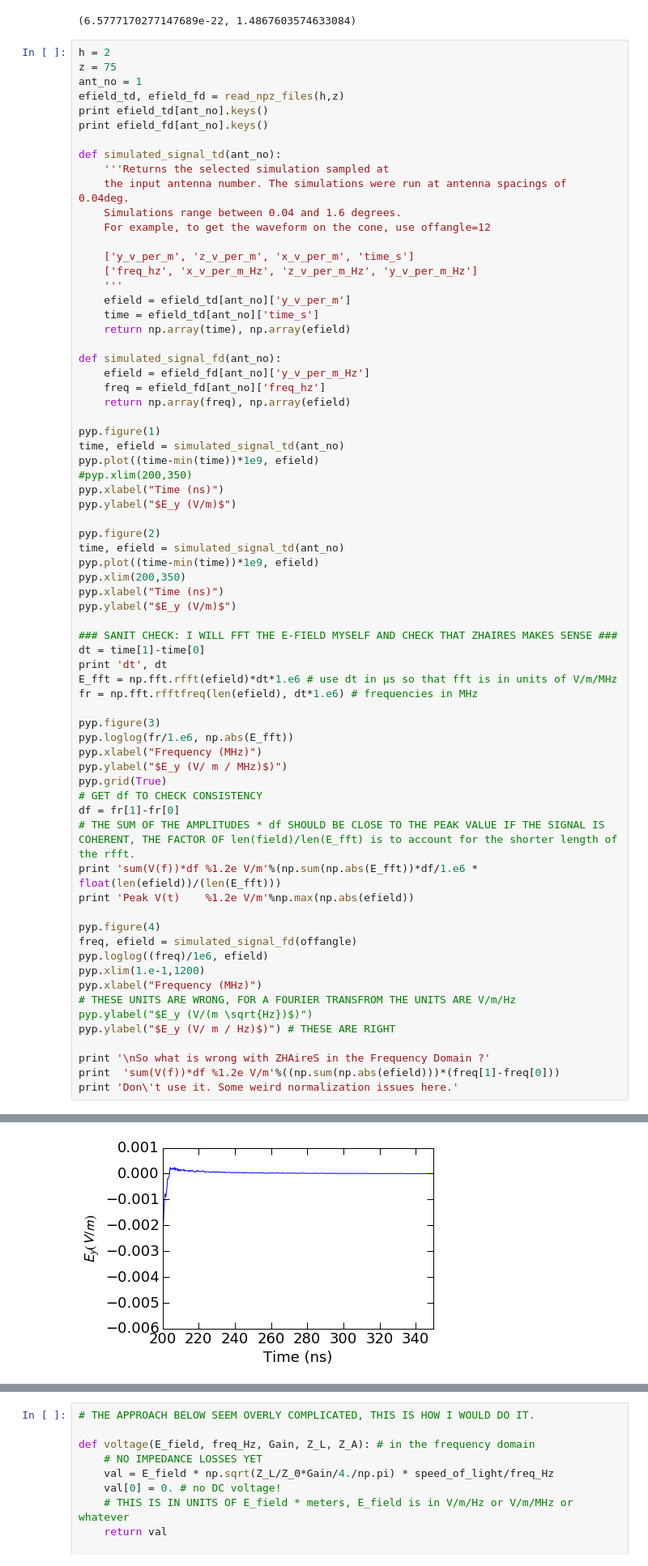
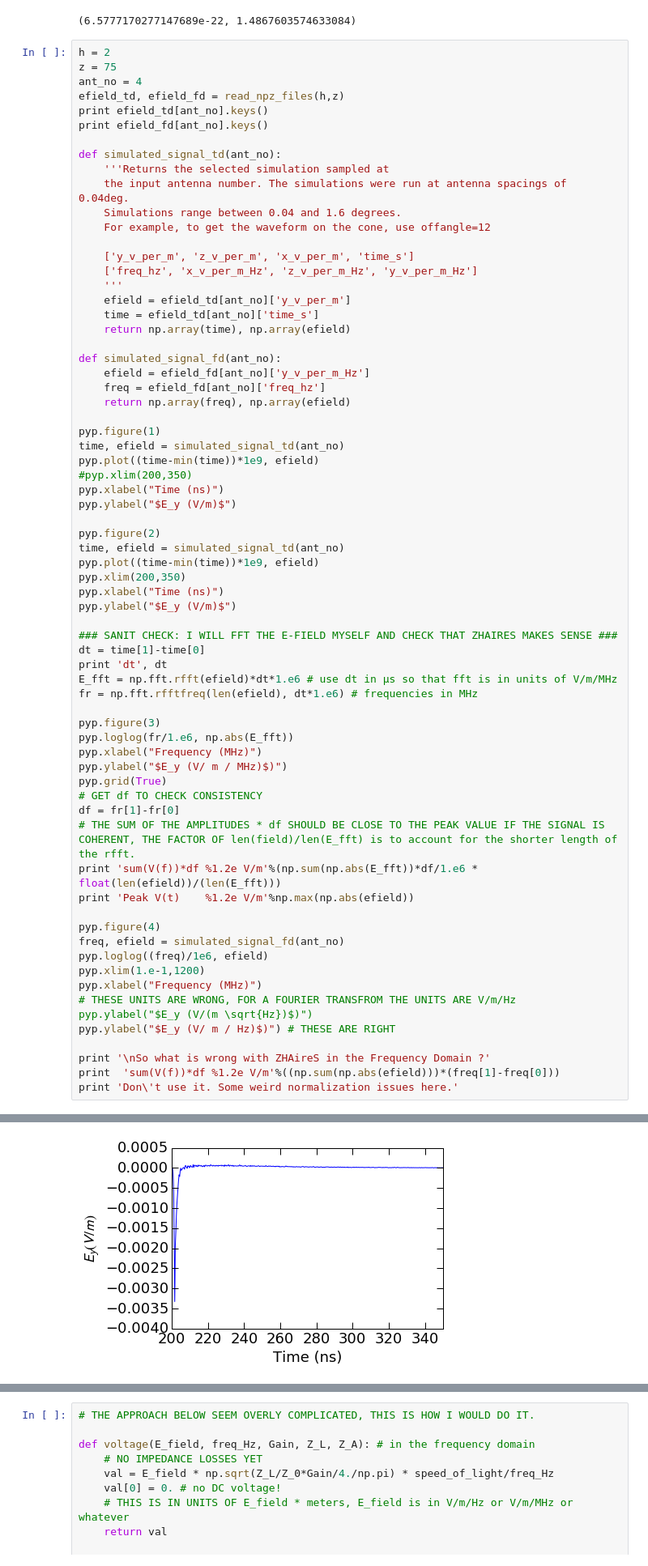
Before and after one commit to swissel/nutau_acceptance, a Jupyter notebook: 03_Detector/Efield_Pulses_Angular_Acceptance.ipynb, the cells around one changed output, grey strips where cells are left out. Shown at 81% size. Saved outputs shown, nothing was run; the diff lists cells and outputs as text.

```diff
--- a/03_Detector/Efield_Pulses_Angular_Acceptance.ipynb
+++ b/03_Detector/Efield_Pulses_Angular_Acceptance.ipynb
@@ -59,7 +59,7 @@ temp(1200)
 # %%
 h = 2
 z = 75
-ant_no = 1
+ant_no = 4
 efield_td, efield_fd = read_npz_files(h,z)
 print efield_td[ant_no].keys()
 print efield_fd[ant_no].keys()
@@ -114,7 +114,7 @@ print 'sum(V(f))*df %1.2e V/m'%(np.sum(np.abs(E_fft))*df/1.e6 * float(len(efield
 print 'Peak V(t)    %1.2e V/m'%np.max(np.abs(efield))
 
 pyp.figure(4)
-freq, efield = simulated_signal_fd(offangle)
+freq, efield = simulated_signal_fd(ant_no)
 pyp.loglog((freq)/1e6, efield)
 pyp.xlim(1.e-1,1200)
 pyp.xlabel("Frequency (MHz)")
@@ -135 +138 @@ KeyError: 0.10000000000000001
-[figure, old version]
+[figure, new version]
```
Also changed, not shown: parts of 6 cells of this notebook, 1 other file.
